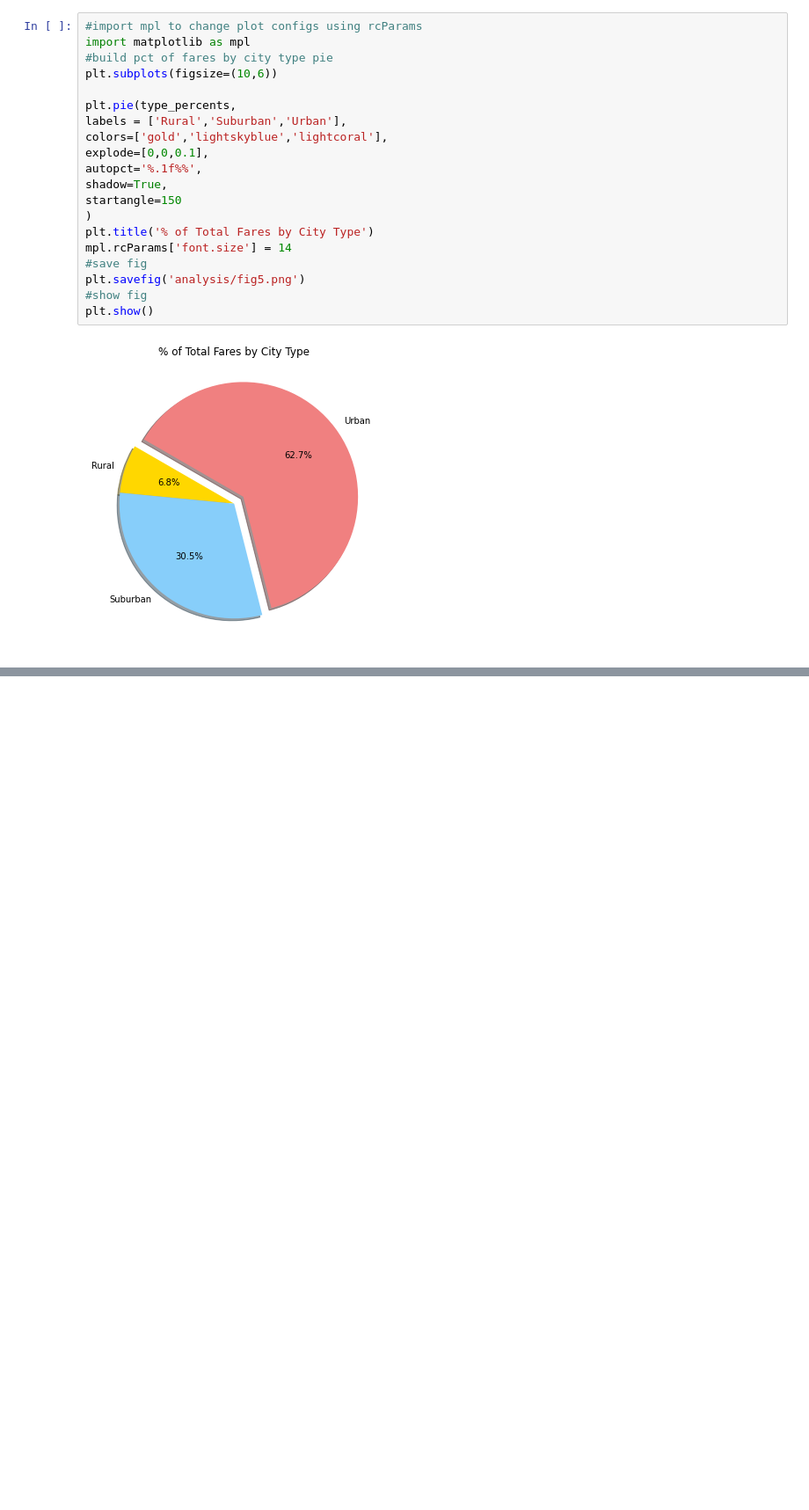
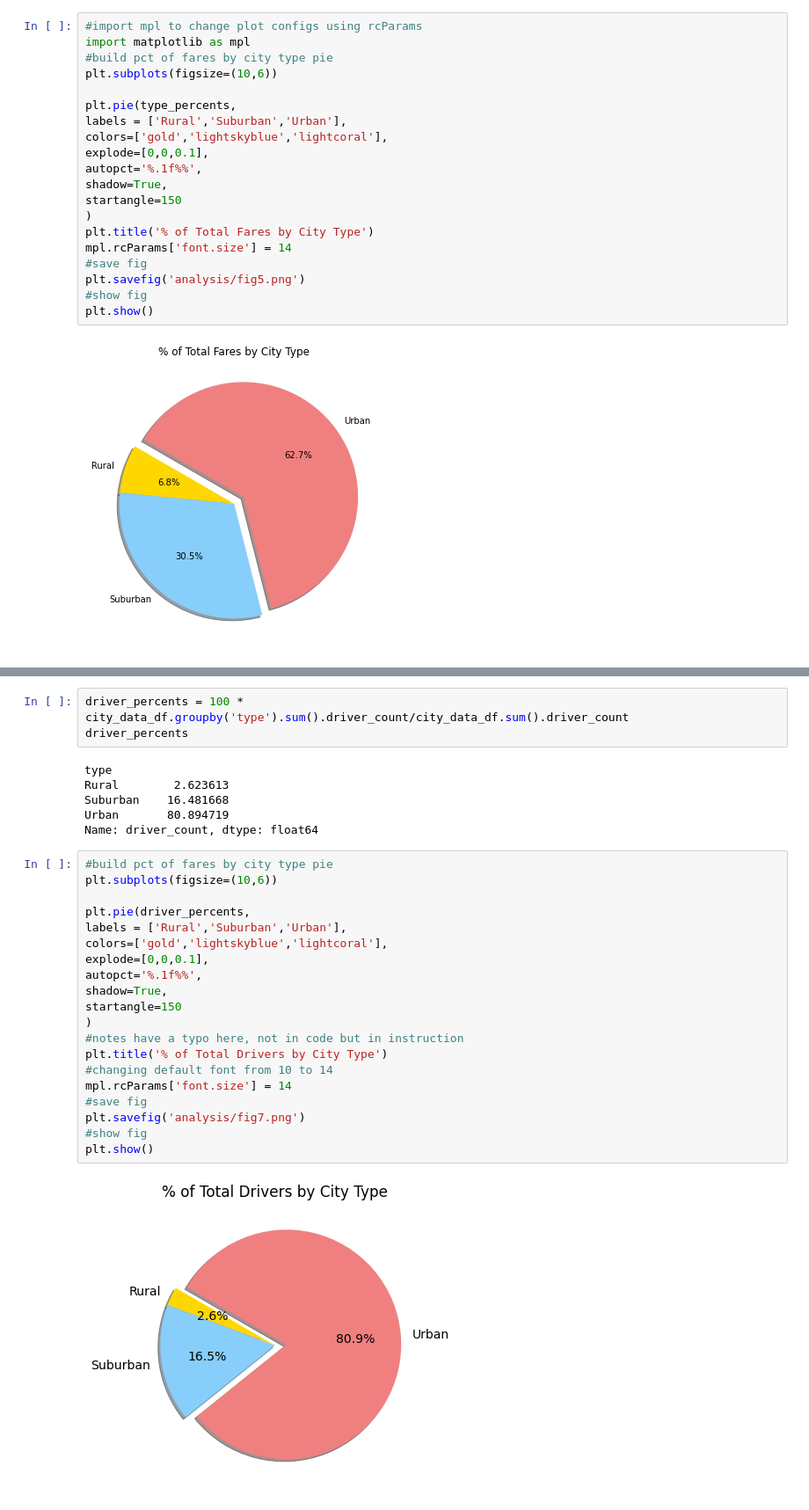
Before and after one commit to mearsdj/PyBer_Analysis, a Jupyter notebook: PyBer.ipynb, the cells around one changed output, grey strips where cells are left out. Shown at 88% size. Saved outputs shown, nothing was run; the diff lists cells and outputs as text; blank space fills up the shorter version.

```diff
--- a/PyBer.ipynb
+++ b/PyBer.ipynb
@@ -809,0 +841,31 @@ plt.show()
+# %%
+driver_percents = 100 * city_data_df.groupby('type').sum().driver_count/city_data_df.sum().driver_count
+driver_percents
+# %% [output]
+type
+Rural        2.623613
+Suburban    16.481668
+Urban       80.894719
+Name: driver_count, dtype: float64
+# %%
+#build pct of fares by city type pie
+plt.subplots(figsize=(10,6))
+
+plt.pie(driver_percents,
+labels = ['Rural','Suburban','Urban'],
+colors=['gold','lightskyblue','lightcoral'],
+explode=[0,0,0.1],
+autopct='%.1f%%',
+shadow=True,
+startangle=150
+)
+#notes have a typo here, not in code but in instruction
+plt.title('% of Total Drivers by City Type')
+#changing default font from 10 to 14
+mpl.rcParams['font.size'] = 14
+#save fig
+plt.savefig('analysis/fig7.png')
+#show fig
+plt.show()
+# %% [output]
+[figure, added]
```
Also changed, not shown: parts of 2 cells of this notebook, 1 other file.
